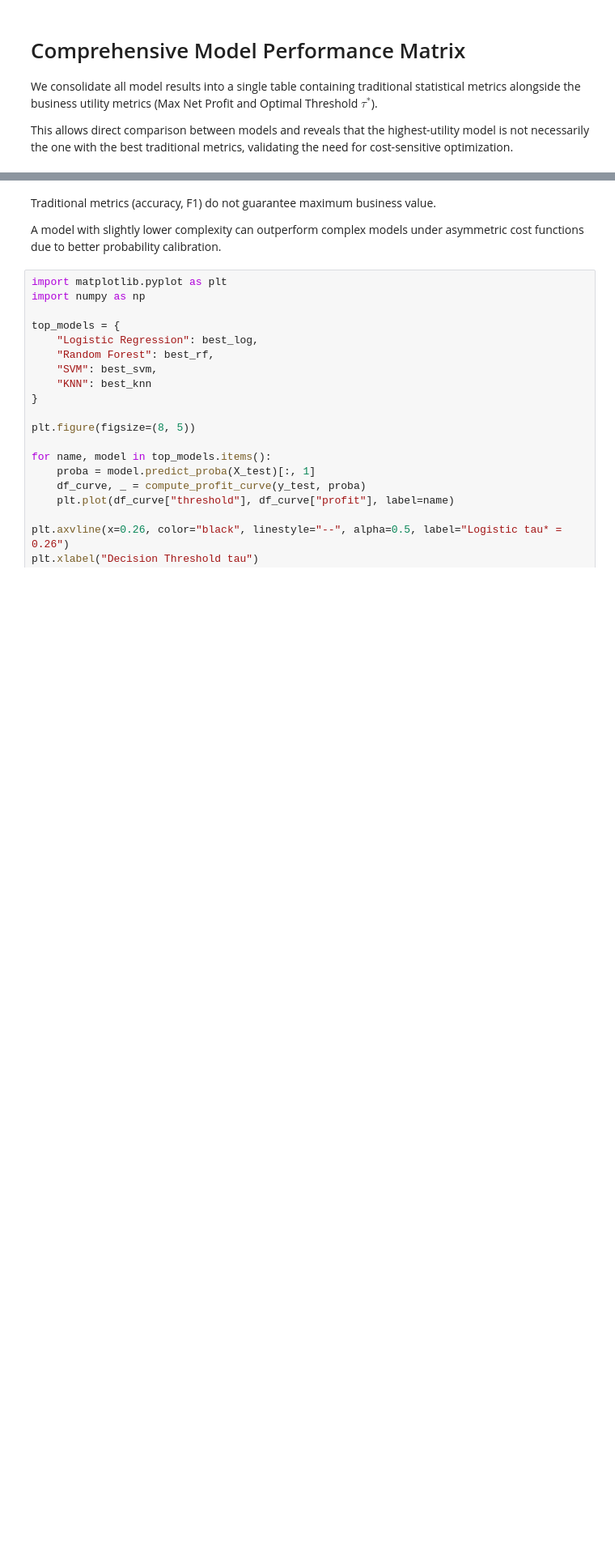
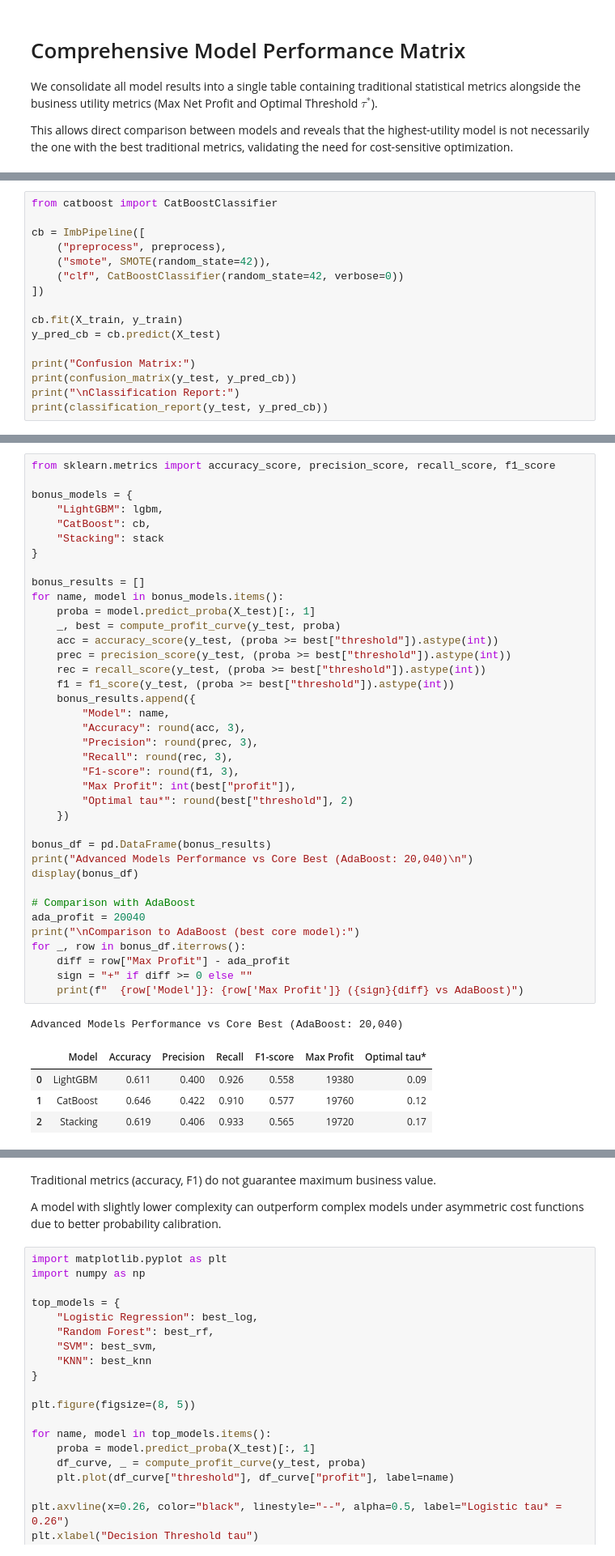
Before and after one commit to fermow/SBU-Data-Science-2026, a Jupyter notebook: Assignment_3/jupyter_notebook_and_reports/02_ml_pipeline.ipynb, the cells around one changed output, grey strips where cells are left out. Shown at 81% size. Drawn from its saved outputs; the diff is of its cells as text; blank space fills up the shorter version.

Commit message:
Assignment_3: add LightGBM, CatBoost, stacking ensemble for bonus

```diff
--- a/Assignment_3/jupyter_notebook_and_reports/02_ml_pipeline.ipynb
+++ b/Assignment_3/jupyter_notebook_and_reports/02_ml_pipeline.ipynb
@@ -1322,0 +1362,16 @@ perf_df
+# %%
+from catboost import CatBoostClassifier
+
+cb = ImbPipeline([
+    ("preprocess", preprocess),
+    ("smote", SMOTE(random_state=42)),
+    ("clf", CatBoostClassifier(random_state=42, verbose=0))
+])
+
+cb.fit(X_train, y_train)
+y_pred_cb = cb.predict(X_test)
+
+print("Confusion Matrix:")
+print(confusion_matrix(y_test, y_pred_cb))
+print("\nClassification Report:")
+print(classification_report(y_test, y_pred_cb))
@@ -1322,0 +1436,44 @@ perf_df
+# %%
+from sklearn.metrics import accuracy_score, precision_score, recall_score, f1_score
+
+bonus_models = {
+    "LightGBM": lgbm,
+    "CatBoost": cb,
+    "Stacking": stack
+}
+
+bonus_results = []
+for name, model in bonus_models.items():
+    proba = model.predict_proba(X_test)[:, 1]
+    _, best = compute_profit_curve(y_test, proba)
+    acc = accuracy_score(y_test, (proba >= best["threshold"]).astype(int))
+    prec = precision_score(y_test, (proba >= best["threshold"]).astype(int))
+    rec = recall_score(y_test, (proba >= best["threshold"]).astype(int))
+    f1 = f1_score(y_test, (proba >= best["threshold"]).astype(int))
+    bonus_results.append({
+        "Model": name,
+        "Accuracy": round(acc, 3),
+        "Precision": round(prec, 3),
+        "Recall": round(rec, 3),
+        "F1-score": round(f1, 3),
+        "Max Profit": int(best["profit"]),
+        "Optimal tau*": round(best["threshold"], 2)
+    })
+
+bonus_df = pd.DataFrame(bonus_results)
+print("Advanced Models Performance vs Core Best (AdaBoost: 20,040)\n")
+display(bonus_df)
+
+# Comparison with AdaBoost
+ada_profit = 20040
+print("\nComparison to AdaBoost (best core model):")
+for _, row in bonus_df.iterrows():
+    diff = row["Max Profit"] - ada_profit
+    sign = "+" if diff >= 0 else ""
+    print(f"  {row['Model']}: {row['Max Profit']} ({sign}{diff} vs AdaBoost)")
+# %% [output]
+Advanced Models Performance vs Core Best (AdaBoost: 20,040)
+|  | Model | Accuracy | Precision | Recall | F1-score | Max Profit | Optimal tau* |
+| 0 | LightGBM | 0.611 | 0.400 | 0.926 | 0.558 | 19380 | 0.09 |
+| 1 | CatBoost | 0.646 | 0.422 | 0.910 | 0.577 | 19760 | 0.12 |
+| 2 | Stacking | 0.619 | 0.406 | 0.933 | 0.565 | 19720 | 0.17 |
```
Also changed, not shown: parts of 12 cells of this notebook, 1 other file.
